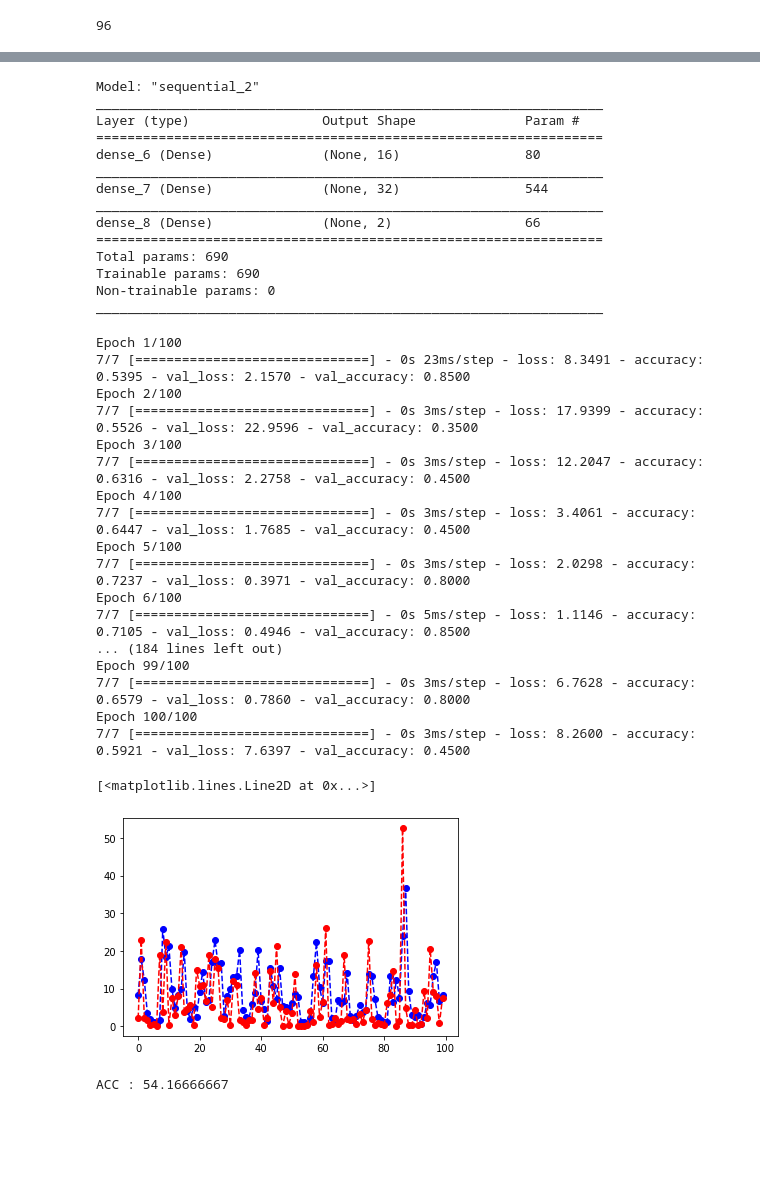
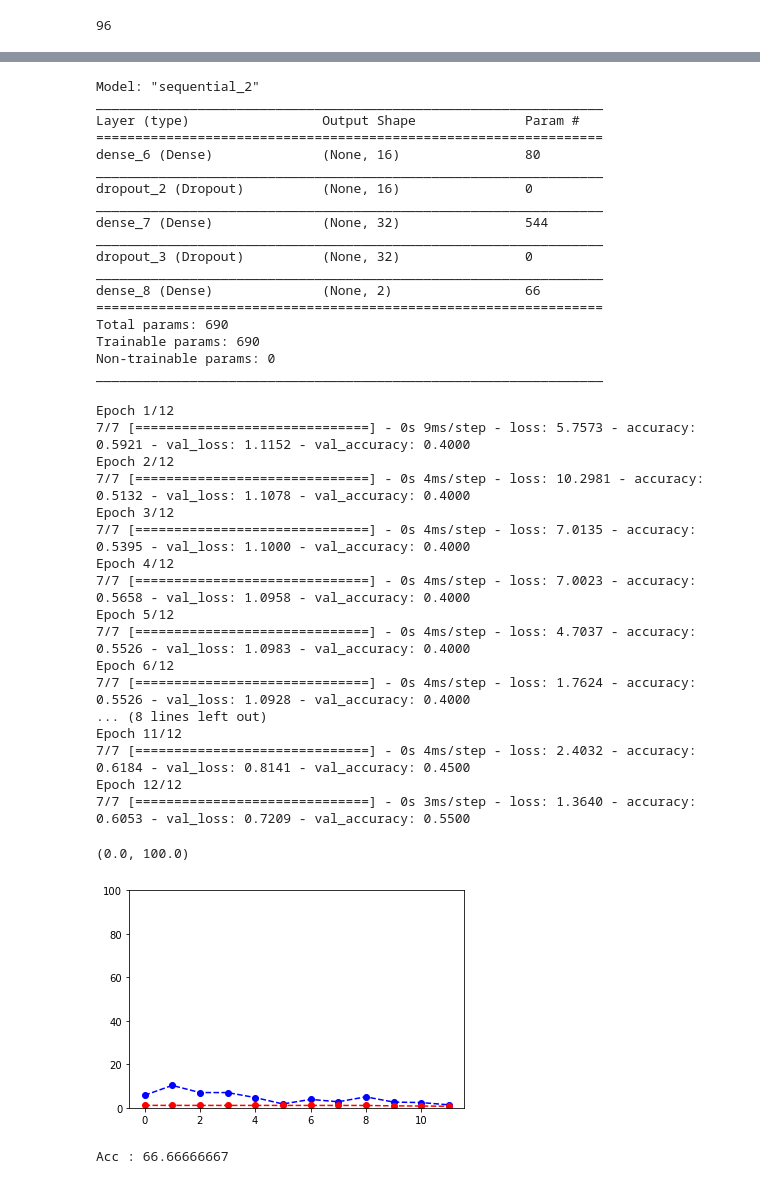
Before and after one commit to SeoMinJong/deep_learning, a Jupyter notebook: beef_pork.ipynb, the cells around one changed output, grey strips where cells are left out. Cells and saved outputs as stored; diff of their text form; code cells hidden in the pictures; blank space fills up the shorter version.

Commit message:
[Update] model에 drop_out 기법을 활용

```diff
--- a/beef_pork.ipynb
+++ b/beef_pork.ipynb
@@ -219,6 +219,7 @@ array([[1., 0.],
 model = tf.keras.Sequential([tf.keras.layers.Dense(units=16,
                                                    activation='relu',
                                                    input_shape=(4,)),
+                            tf.keras.layers.Dropout(.3, input_shape=(2,)),
                             tf.keras.layers.Dense(units=32,
                                                    activation='relu'),
                              tf.keras.layers.Dense(units=2,
@@ -233,7 +234,11 @@ Layer (type)                 Output Shape              Param #
 =================================================================
 dense_6 (Dense)              (None, 16)                80
 _________________________________________________________________
+dropout_2 (Dropout)          (None, 16)                0
+_________________________________________________________________
 dense_7 (Dense)              (None, 32)                544
+_________________________________________________________________
+dropout_3 (Dropout)          (None, 32)                0
 _________________________________________________________________
 dense_8 (Dense)              (None, 2)                 66
 =================================================================
@@ -242,37 +247,38 @@ Trainable params: 690
 Non-trainable params: 0
 _________________________________________________________________
 # %%
-model.compile(optimizer=tf.keras.optimizers.Adam(learning_rate=0.0005),
+model.compile(optimizer=tf.keras.optimizers.Adam(learning_rate=0.005),
               loss = 'categorical_crossentropy',
               metrics=['accuracy'])
 # %%
-history = model.fit(train_X, train_y, epochs=100, batch_size=12, validation_split = 0.2, callbacks =
-                                                                                            [tf.keras.callbacks.EarlyStopping(patience = 5,
+history = model.fit(train_X, train_y, epochs=12, batch_size=12, validation_split = 0.2, callbacks =
+                                                                                            [tf.keras.callbacks.EarlyStopping(patience = 10,
                                                                                                 monitor = 'val_loss')])
 # %% [output]
-Epoch 1/100
-7/7 [==============================] - 0s 23ms/step - loss: 8.3491 - accuracy: 0.5395 - val_loss: 2.1570 - val_accuracy: 0.8500
-Epoch 2/100
-7/7 [==============================] - 0s 3ms/step - loss: 17.9399 - accuracy: 0.5526 - val_loss: 22.9596 - val_accuracy: 0.3500
-Epoch 3/100
-7/7 [==============================] - 0s 3ms/step - loss: 12.2047 - accuracy: 0.6316 - val_loss: 2.2758 - val_accuracy: 0.4500
-Epoch 4/100
-7/7 [==============================] - 0s 3ms/step - loss: 3.4061 - accuracy: 0.6447 - val_loss: 1.7685 - val_accuracy: 0.4500
-Epoch 5/100
-7/7 [==============================] - 0s 3ms/step - loss: 2.0298 - accuracy: 0.7237 - val_loss: 0.3971 - val_accuracy: 0.8000
-Epoch 6/100
-7/7 [==============================] - 0s 5ms/step - loss: 1.1146 - accuracy: 0.7105 - val_loss: 0.4946 - val_accuracy: 0.8500
-... (184 lines left out)
-Epoch 99/100
-7/7 [==============================] - 0s 3ms/step - loss: 6.7628 - accuracy: 0.6579 - val_loss: 0.7860 - val_accuracy: 0.8000
-Epoch 100/100
-7/7 [==============================] - 0s 3ms/step - loss: 8.2600 - accuracy: 0.5921 - val_loss: 7.6397 - val_accuracy: 0.4500
+Epoch 1/12
+7/7 [==============================] - 0s 9ms/step - loss: 5.7573 - accuracy: 0.5921 - val_loss: 1.1152 - val_accuracy: 0.4000
+Epoch 2/12
+7/7 [==============================] - 0s 4ms/step - loss: 10.2981 - accuracy: 0.5132 - val_loss: 1.1078 - val_accuracy: 0.4000
+Epoch 3/12
+7/7 [==============================] - 0s 4ms/step - loss: 7.0135 - accuracy: 0.5395 - val_loss: 1.1000 - val_accuracy: 0.4000
+Epoch 4/12
+7/7 [==============================] - 0s 4ms/step - loss: 7.0023 - accuracy: 0.5658 - val_loss: 1.0958 - val_accuracy: 0.4000
+Epoch 5/12
+7/7 [==============================] - 0s 4ms/step - loss: 4.7037 - accuracy: 0.5526 - val_loss: 1.0983 - val_accuracy: 0.4000
+Epoch 6/12
+7/7 [==============================] - 0s 4ms/step - loss: 1.7624 - accuracy: 0.5526 - val_loss: 1.0928 - val_accuracy: 0.4000
+... (8 lines left out)
+Epoch 11/12
+7/7 [==============================] - 0s 4ms/step - loss: 2.4032 - accuracy: 0.6184 - val_loss: 0.8141 - val_accuracy: 0.4500
+Epoch 12/12
+7/7 [==============================] - 0s 3ms/step - loss: 1.3640 - accuracy: 0.6053 - val_loss: 0.7209 - val_accuracy: 0.5500
 # %%
 plt.plot(history.history['loss'],'--o', color='blue')
 plt.plot(history.history['val_loss'],'--o', color='red')
+plt.ylim(0,100)
 # %% [output]
-[<matplotlib.lines.Line2D at 0x...>]
+(0.0, 100.0)
-[figure, old version]
+[figure, new version]
 # %%
 pred = model.predict(test_X)
 pred_y_max = np.argmax(pred, axis=1)
@@ -281,4 +287,4 @@ test_y_max = np.argmax(test_y, axis=1)
 acc = np.mean(np.equal(pred_y_max,test_y_max))
 print("Acc : {}".format(round(100*acc,8)))
 # %% [output]
-ACC : 54.16666667
+Acc : 66.66666667
```
Also changed, not shown: parts of 2 cells of this notebook.
